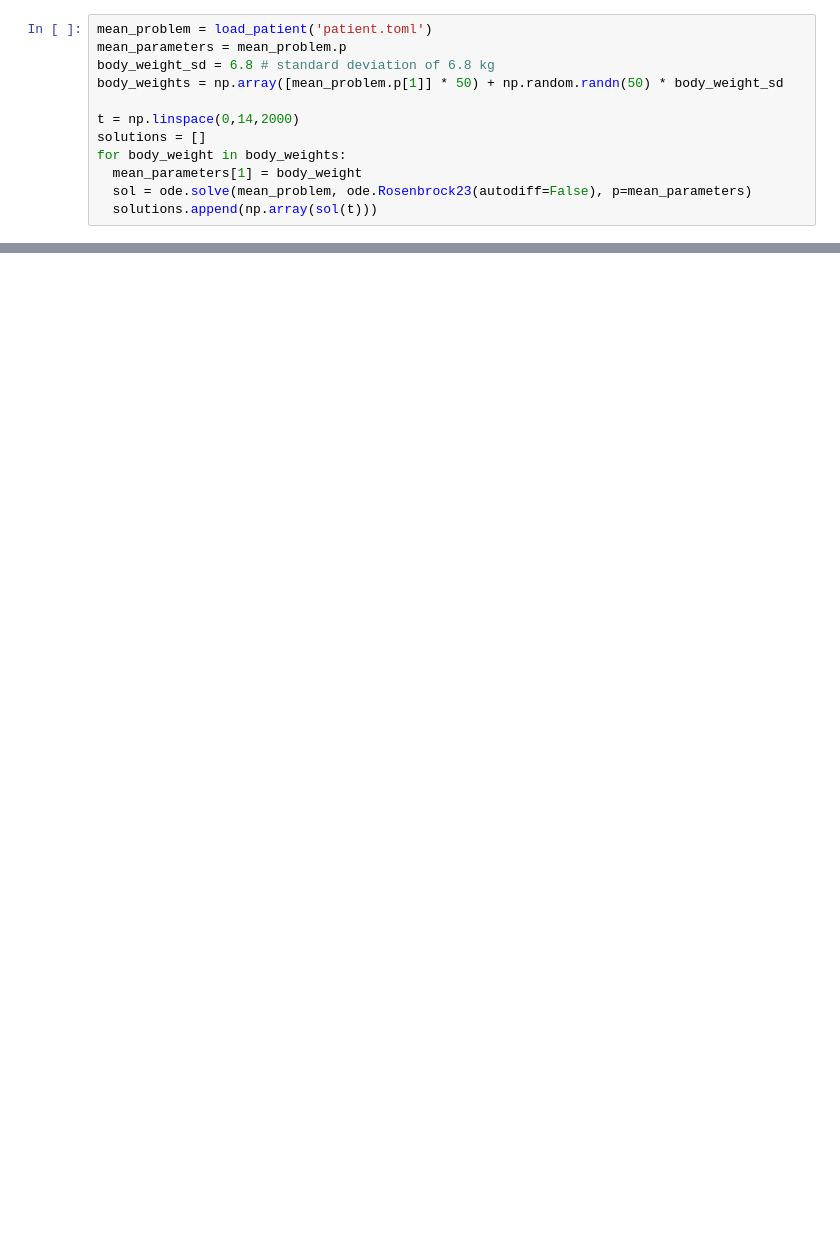
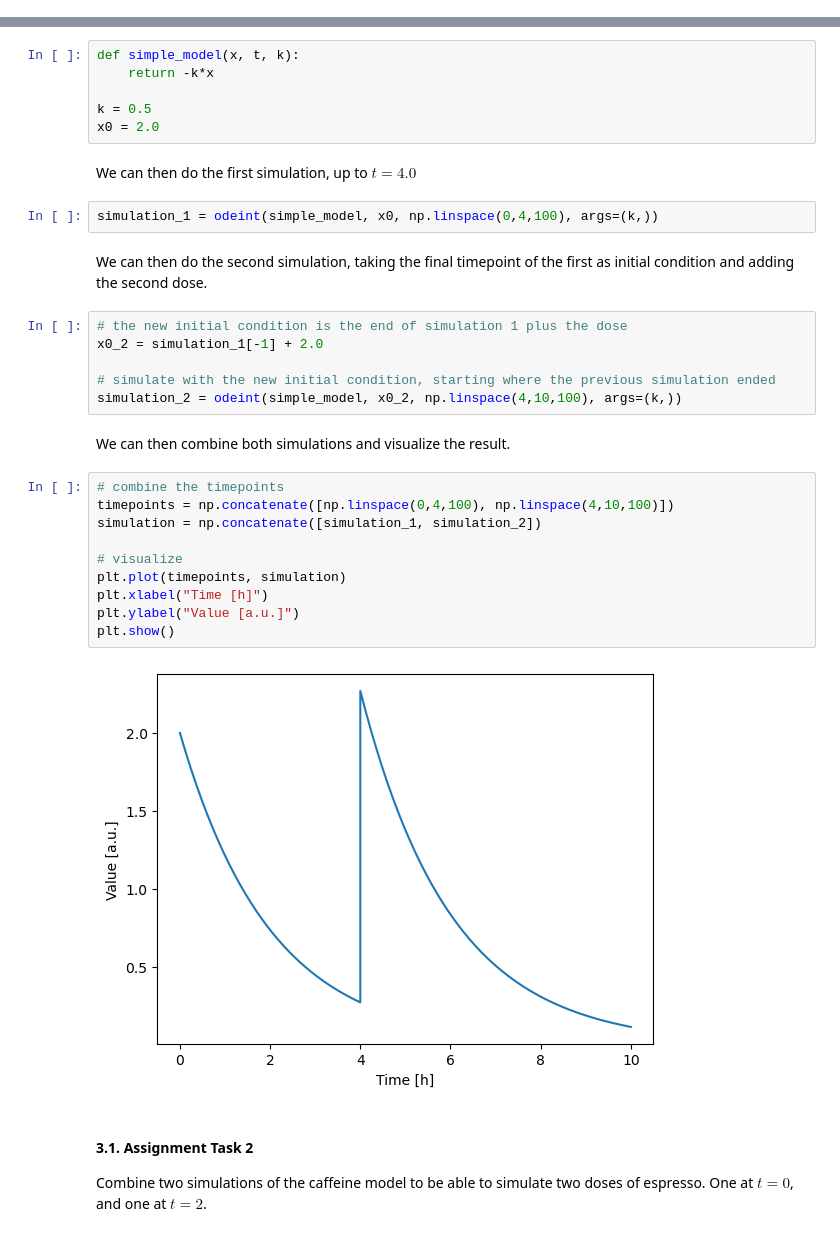
Before and after one commit to 8BM050/assignment-2425-part-2, a Jupyter notebook: assignment.ipynb, the cells around one changed output, grey strips where cells are left out. Cells and saved outputs as stored; diff of their text form; blank space fills up the shorter version.

Commit message:
add assignment notebook

```diff
--- a/assignment.ipynb
+++ b/assignment.ipynb
@@ -170,12 +0,0 @@ For simulating a population, you will need to create multiple patients and simul
-# %%
-mean_problem = load_patient('patient.toml')
-mean_parameters = mean_problem.p
-body_weight_sd = 6.8 # standard deviation of 6.8 kg
-body_weights = np.array([mean_problem.p[1]] * 50) + np.random.randn(50) * body_weight_sd
-
-t = np.linspace(0,14,2000)
-solutions = []
-for body_weight in body_weights:
-  mean_parameters[1] = body_weight
-  sol = ode.solve(mean_problem, ode.Rosenbrock23(autodiff=False), p=mean_parameters)
-  solutions.append(np.array(sol(t)))
@@ -198,0 +140,35 @@ By simulating a population, you can more realistically assess the variability in
+# %%
+def simple_model(x, t, k):
+    return -k*x
+
+k = 0.5
+x0 = 2.0
+# %% [markdown]
+We can then do the first simulation, up to $t=4.0$
+# %%
+simulation_1 = odeint(simple_model, x0, np.linspace(0,4,100), args=(k,))
+# %% [markdown]
+We can then do the second simulation, taking the final timepoint of the first as initial condition and adding the second dose.
+# %%
+# the new initial condition is the end of simulation 1 plus the dose
+x0_2 = simulation_1[-1] + 2.0
+
+# simulate with the new initial condition, starting where the previous simulation ended
+simulation_2 = odeint(simple_model, x0_2, np.linspace(4,10,100), args=(k,))
+# %% [markdown]
+We can then combine both simulations and visualize the result.
+# %%
+# combine the timepoints
+timepoints = np.concatenate([np.linspace(0,4,100), np.linspace(4,10,100)])
+simulation = np.concatenate([simulation_1, simulation_2])
+
+# visualize
+plt.plot(timepoints, simulation)
+plt.xlabel("Time [h]")
+plt.ylabel("Value [a.u.]")
+plt.show()
+# %% [output]
+[figure, added]
+# %% [markdown]
+#### 3.1. Assignment Task 2
+Combine two simulations of the caffeine model to be able to simulate two doses of espresso. One at $t = 0$, and one at $t = 2$.
```
Also changed, not shown: parts of 41 cells of this notebook, 4 other files.
